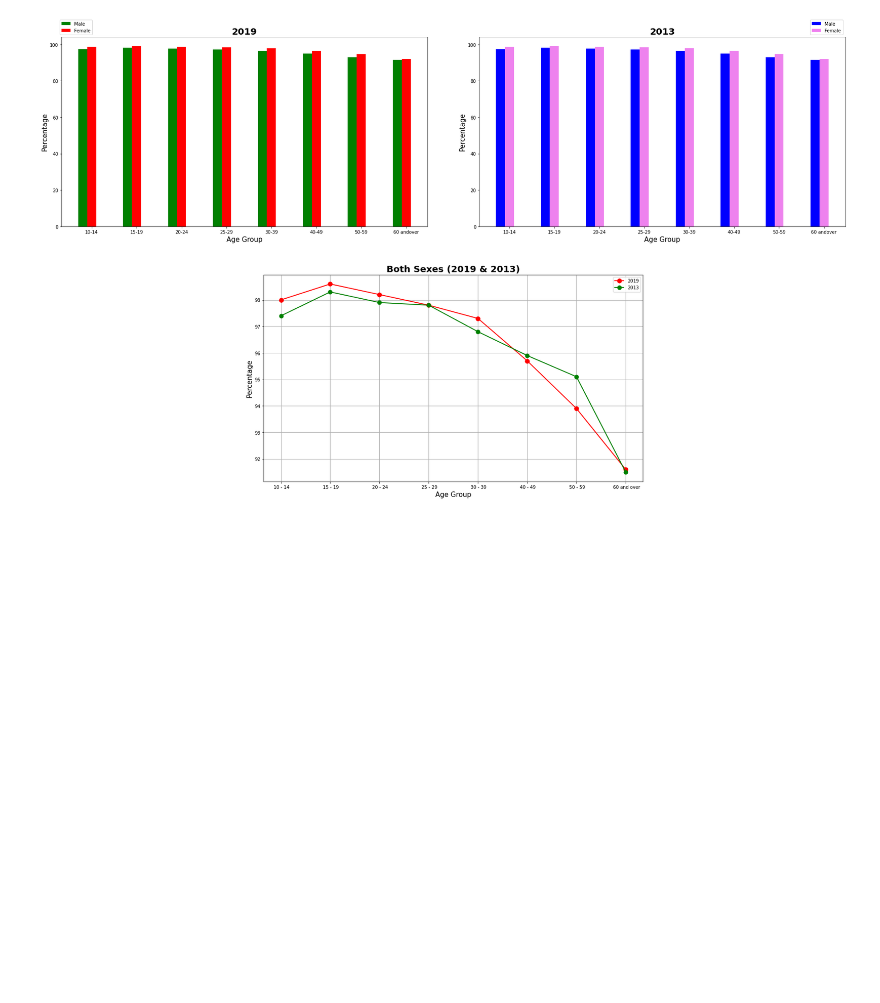
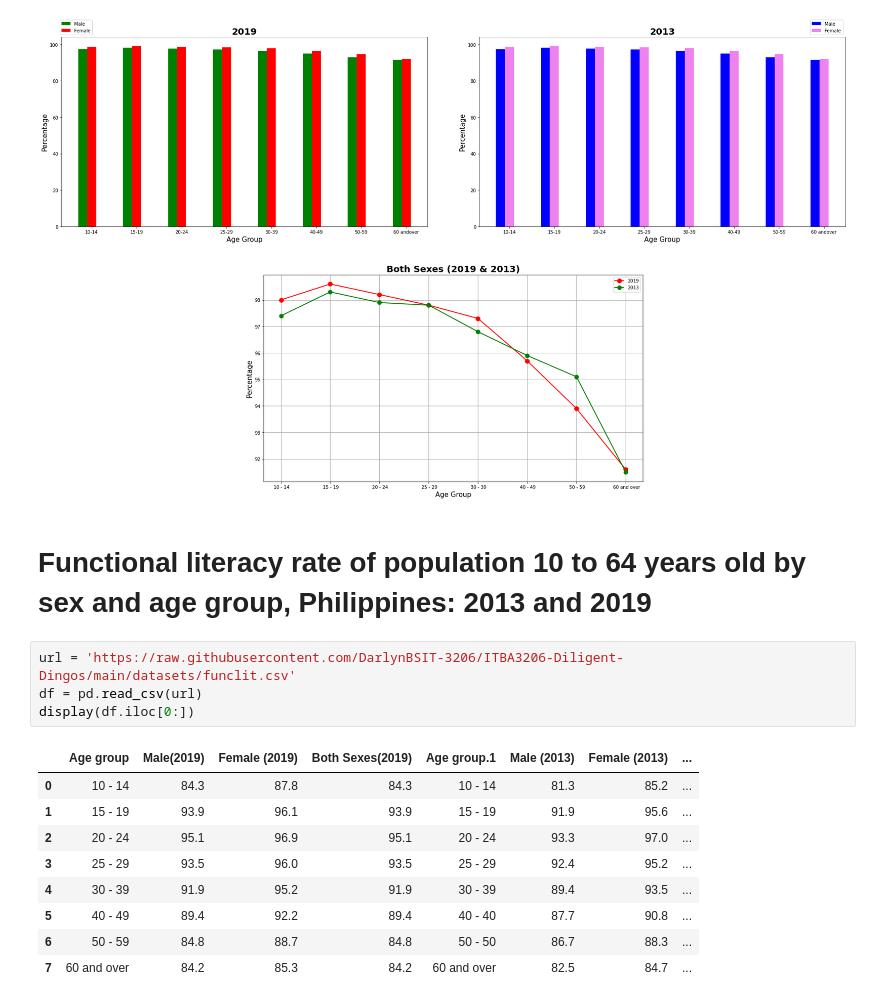
Before and after one commit to DarlynBSIT-3206/Gang-of-Greatness, a Jupyter notebook: Educational_System_Malpractice_and_Negligence_on_the_real_purpose_basis_of_education.ipynb, the cells around one changed output. Cells and saved outputs as stored; diff of their text form; blank space fills up the shorter version.

```diff
--- a/Educational_System_Malpractice_and_Negligence_on_the_real_purpose_basis_of_education.ipynb
+++ b/Educational_System_Malpractice_and_Negligence_on_the_real_purpose_basis_of_education.ipynb
@@ -614,3 +614,19 @@ plt.tight_layout()
 plt.show()
 # %% [output]
 [figure]
+# %% [markdown]
+# **Functional literacy rate of population 10 to 64 years old by sex and age group, Philippines: 2013 and 2019**
+# %%
+url = 'https://raw.githubusercontent.com/DarlynBSIT-3206/ITBA3206-Diligent-Dingos/main/datasets/funclit.csv'
+df = pd.read_csv(url)
+display(df.iloc[0:])
+# %% [output]
+|  | Age group | Male(2019) | Female (2019) | Both Sexes(2019) | Age group.1 | Male (2013) | Female (2013) | ... |
+| 0 | 10 - 14 | 84.3 | 87.8 | 84.3 | 10 - 14 | 81.3 | 85.2 | ... |
+| 1 | 15 - 19 | 93.9 | 96.1 | 93.9 | 15 - 19 | 91.9 | 95.6 | ... |
+| 2 | 20 - 24 | 95.1 | 96.9 | 95.1 | 20 - 24 | 93.3 | 97.0 | ... |
+| 3 | 25 - 29 | 93.5 | 96.0 | 93.5 | 25 - 29 | 92.4 | 95.2 | ... |
+| 4 | 30 - 39 | 91.9 | 95.2 | 91.9 | 30 - 39 | 89.4 | 93.5 | ... |
+| 5 | 40 - 49 | 89.4 | 92.2 | 89.4 | 40 - 40 | 87.7 | 90.8 | ... |
+| 6 | 50 - 59 | 84.8 | 88.7 | 84.8 | 50 - 50 | 86.7 | 88.3 | ... |
+| 7 | 60 and over | 84.2 | 85.3 | 84.2 | 60 and over | 82.5 | 84.7 | ... |
```
Also changed, not shown: parts of 1 cell of this notebook.
